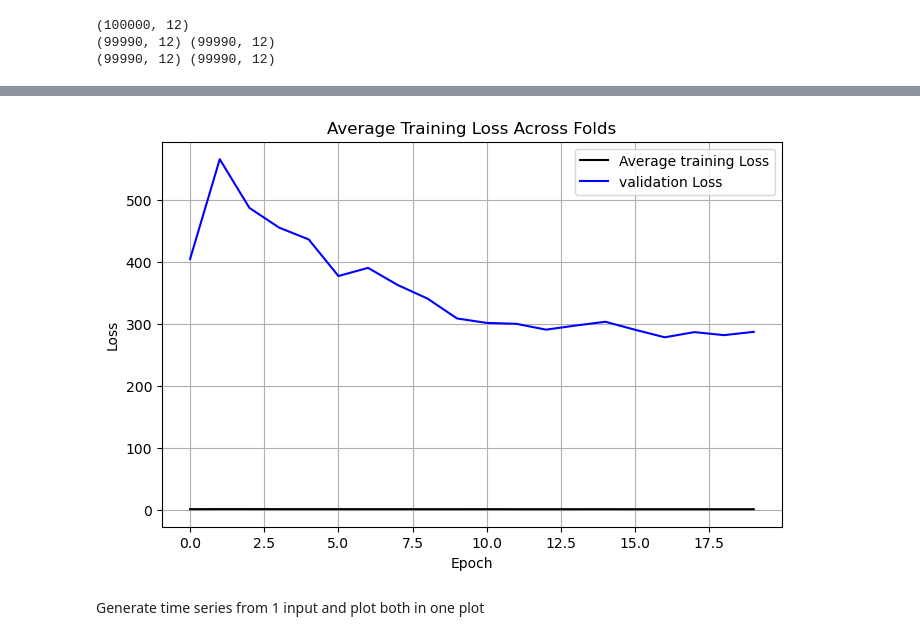
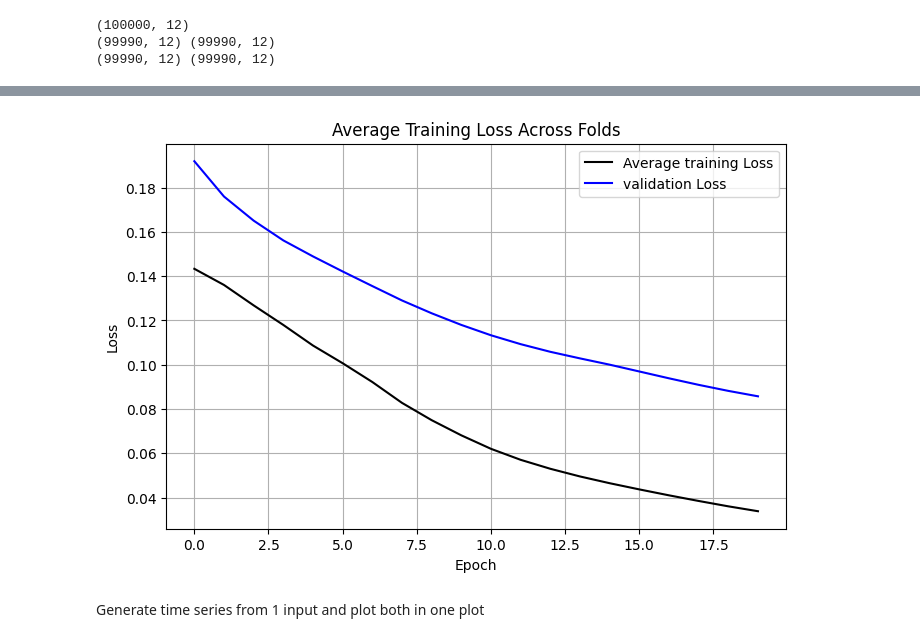
Before and after one commit to WoutTeillers/Advances_machine_learning, a Jupyter notebook: nb.ipynb, the cells around one changed output, grey strips where cells are left out. Cells and saved outputs as stored; diff of their text form; code cells hidden in the pictures.

```diff
--- a/nb.ipynb
+++ b/nb.ipynb
@@ -78,7 +97,8 @@ y_train, y_test = y[:train_size], y[train_size:]
 
 
 
-scaler = MinMaxScaler(feature_range=(0, 1))
+# scaler = MinMaxScaler(feature_range=(0, 1))
+scaler = RobustScaler()
 
 # Fit on training data and transform
 X_train = scaler.fit_transform(X_train)
@@ -150,16 +124,8 @@ import torch
 import torch.nn as nn
 import matplotlib.pyplot as plt
 
-class PowerLoss(nn.Module):
-    def __init__(self, p=4):
-        super().__init__()
-        self.p = p
-
-    def forward(self, y_pred, y_true):
-        return torch.mean(torch.abs(y_pred - y_true) ** self.p)
-
 input_window_size = 12
-hidden_size = 128
+hidden_size = 32
 num_layers = 2
 
 model = LSTM(input_window_size, hidden_size, num_layers)
@@ -211,3 +177,3 @@ Epoch [20/20], Train Loss: 0.2523, Val Loss: 558.7430
-[figure, old version]
+[figure, new version]
 # %% [markdown]
 Generate time series from 1 input and plot both in one plot
```
Also changed, not shown: parts of 16 cells of this notebook, 6 other files.
